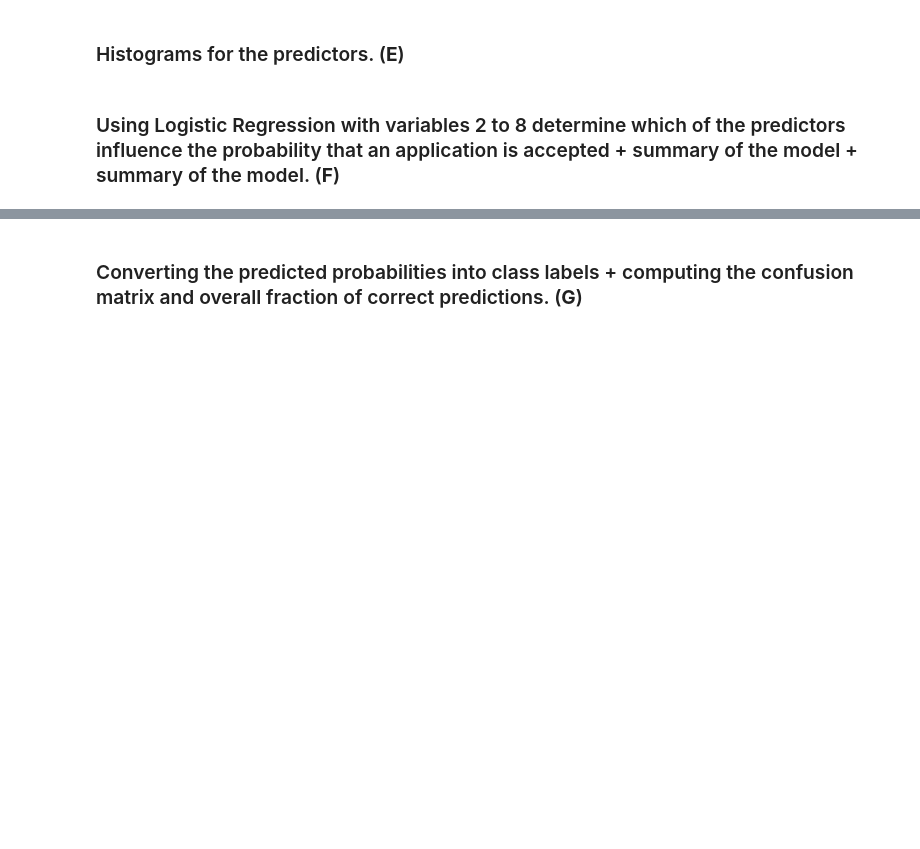
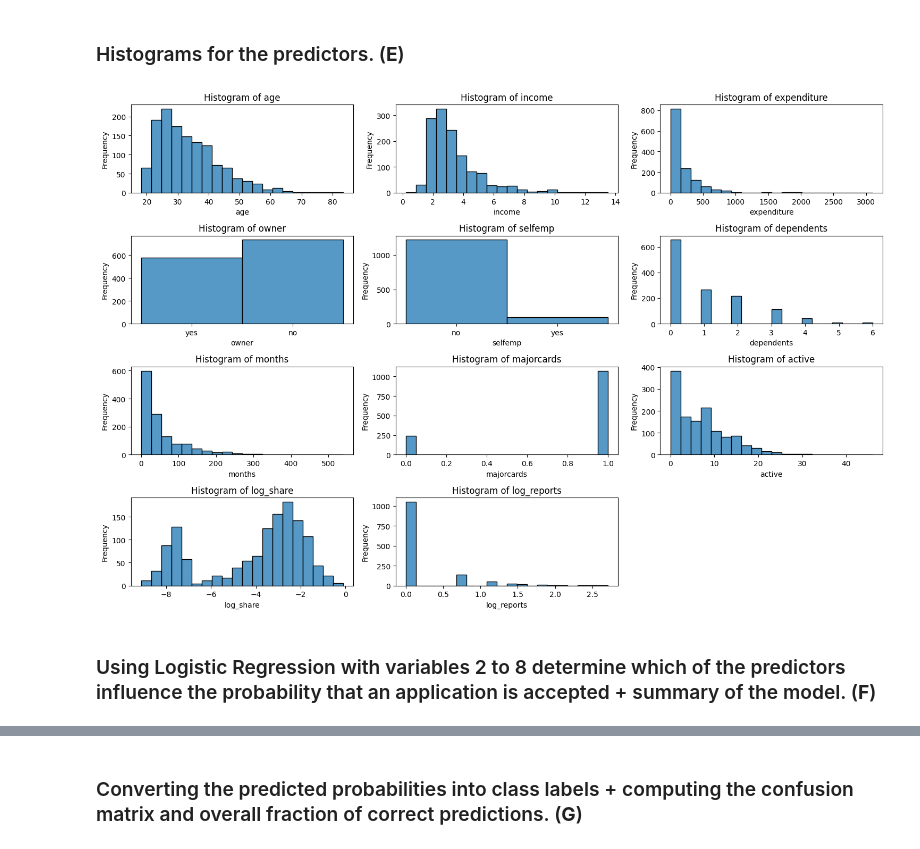
Before and after one commit to mcarbajal2/IFI8420-Assignments, a Jupyter notebook: Assignment 3/Assignment3.ipynb, the cells around one changed output, grey strips where cells are left out. Saved outputs shown, nothing was run; the diff lists cells and outputs as text; code cells hidden in the pictures; blank space fills up the shorter version.

```diff
--- a/Assignment 3/Assignment3.ipynb
+++ b/Assignment 3/Assignment3.ipynb
@@ -100,4 +125,23 @@ plt.show()
 # %% [markdown]
 ### Histograms for the predictors. (<b>E</b>)
+# %%
+credit_18_df['log_share'] = np.log(credit_18_df['share'])
+credit_18_df['log_reports'] = np.log(credit_18_df['reports'] + 1)
+
+predictors = credit_18_df.drop(columns=['card', 'share', 'reports']).columns.tolist()
+
+plt.figure(figsize=(15, 10))
+
+for i, predictor in enumerate(predictors, 1):
+    plt.subplot((len(predictors) + 2) // 3, 3, i)
+    sns.histplot(credit_18_df[predictor].dropna(), bins=20)
+    plt.title(f'Histogram of {predictor}')
+    plt.xlabel(predictor)
+    plt.ylabel('Frequency')
+
+plt.tight_layout()
+plt.show()
+# %% [output]
+[figure, added]
 # %% [markdown]
-### Using Logistic Regression with variables 2 to 8 determine which of the predictors influence the probability that an application is accepted  + summary of the model + summary of the model. (<b>F</b>)
+### Using Logistic Regression with variables 2 to 8 determine which of the predictors influence the probability that an application is accepted + summary of the model. (<b>F</b>)
```
Also changed, not shown: parts of 5 cells of this notebook.
